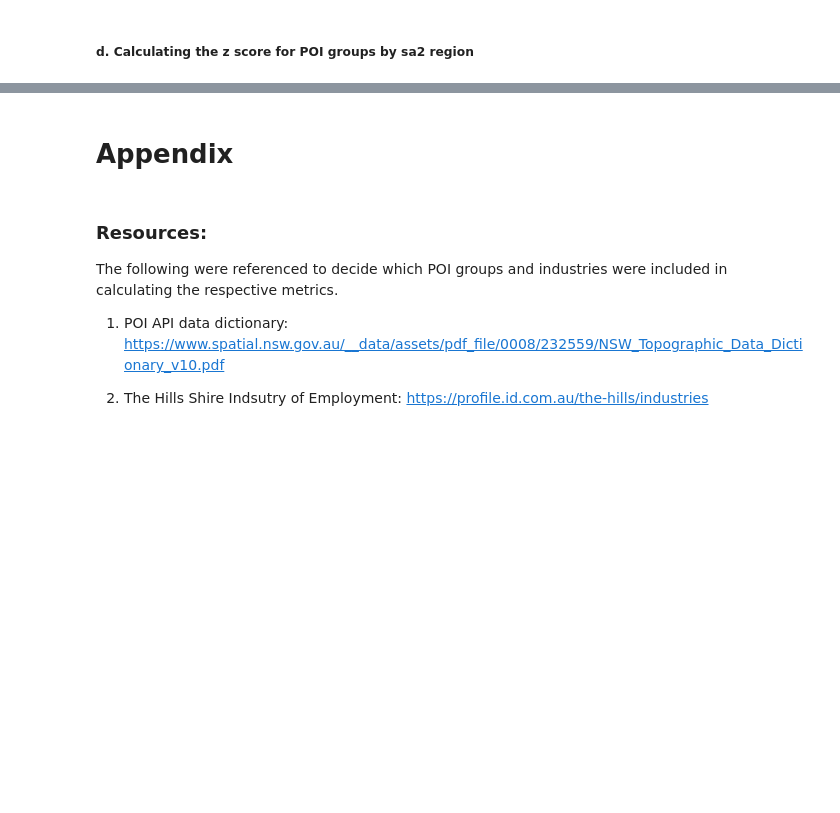
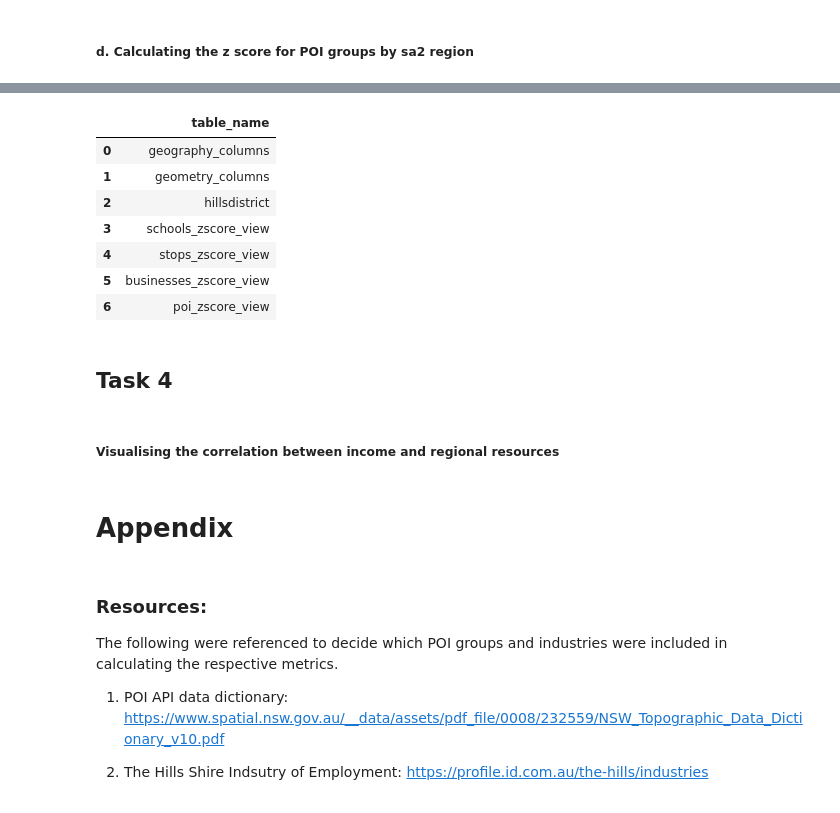
Before and after one commit to chloexnguyen/DATA2901_GreaterSydneyAssignment, a Jupyter notebook: DATA2901_workflow.ipynb, the cells around one changed output, grey strips where cells are left out. Drawn from its saved outputs; the diff is of its cells as text; code cells hidden in the pictures; blank space fills up the shorter version.

```diff
--- a/DATA2901_workflow.ipynb
+++ b/DATA2901_workflow.ipynb
@@ -856,0 +864,20 @@ db.dispose()
+# %%
+conn.rollback()
+# Need to check that businesses view was created.
+# For some reason, it does not get created until the cell is executed twice
+sql = """SELECT table_name
+FROM information_schema.views
+WHERE table_schema = 'public';
+"""
+query(conn,sql)
+# %% [output]
+|  | table_name |
+| 0 | geography_columns |
+| 1 | geometry_columns |
+| 2 | hillsdistrict |
+| 3 | schools_zscore_view |
+| 4 | stops_zscore_view |
+| 5 | businesses_zscore_view |
+| 6 | poi_zscore_view |
+# %% [markdown]
+## Task 4
@@ -856,0 +890,2 @@ db.dispose()
+# %% [markdown]
+##### Visualising the correlation between income and regional resources
```
Also changed, not shown: parts of 18 cells of this notebook.
